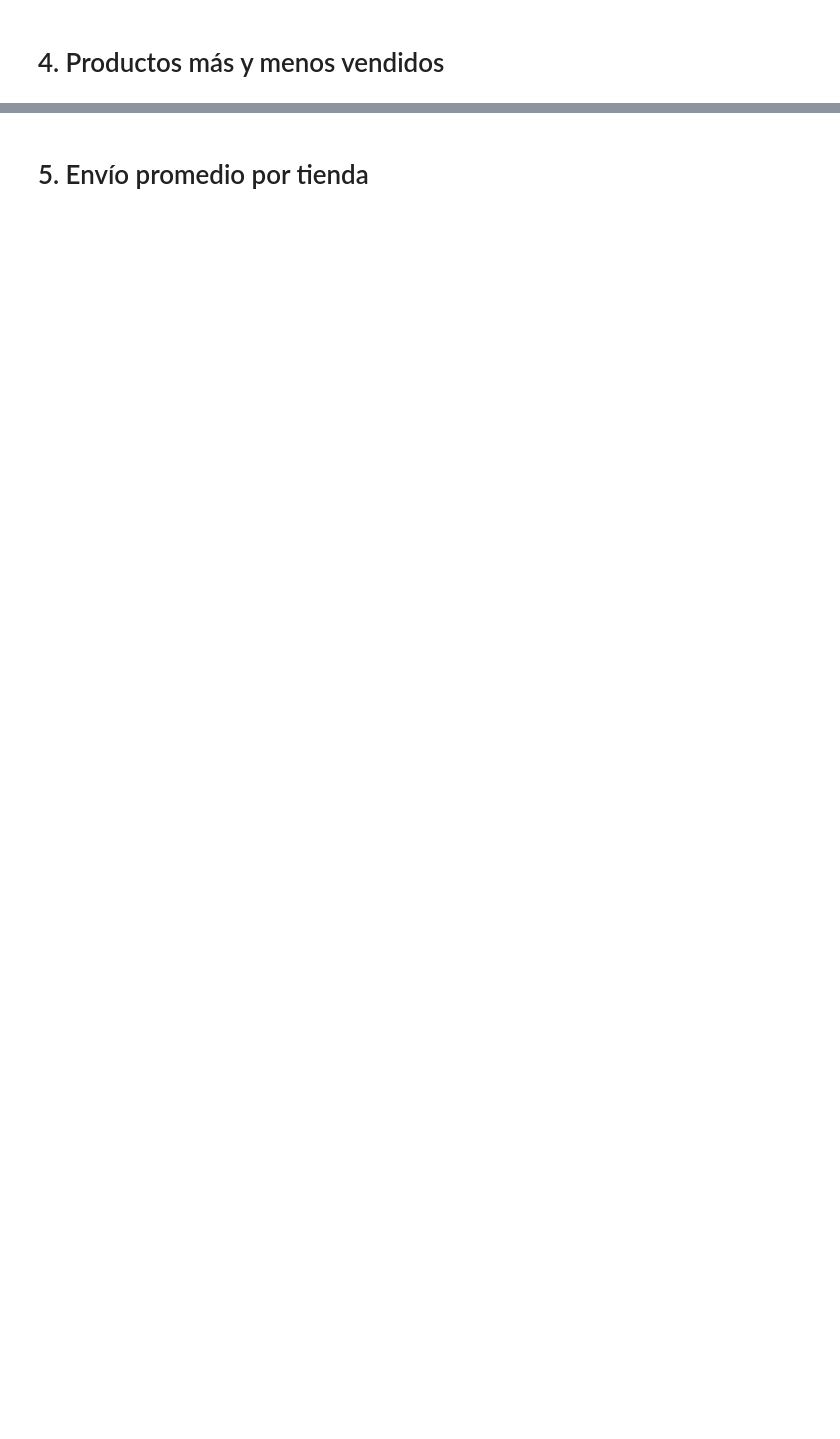
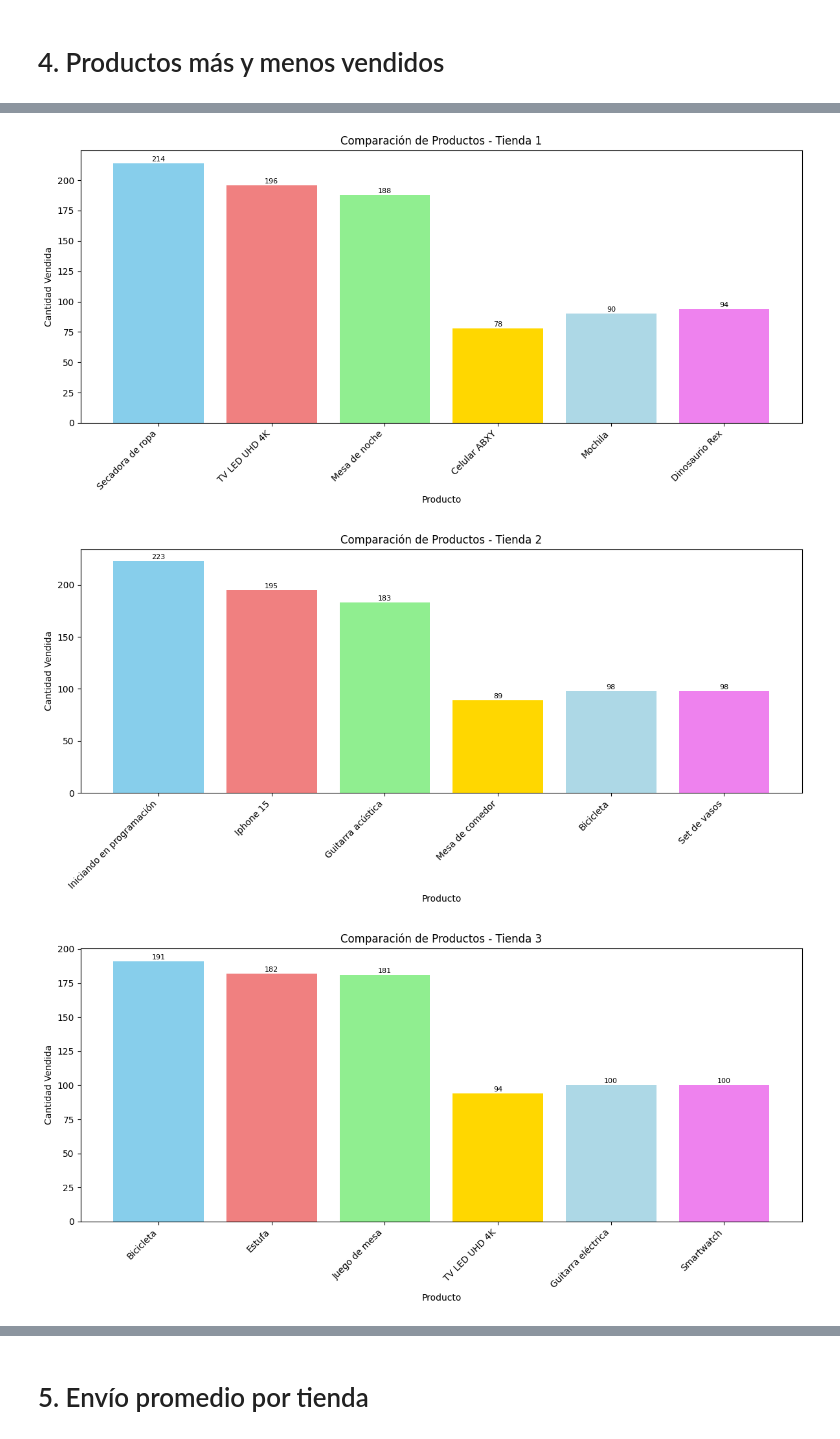
Before and after one commit to SarahiCarrizoT98/challenge1-data-science-latam, a Jupyter notebook: AluraStoreLatam.ipynb, the cells around one changed output, grey strips where cells are left out. Saved outputs shown, nothing was run; the diff lists cells and outputs as text; code cells hidden in the pictures; blank space fills up the shorter version.

```diff
--- a/AluraStoreLatam.ipynb
+++ b/AluraStoreLatam.ipynb
@@ -381,0 +209,20 @@ ANÁLISIS DE TIENDA 1
+# %%
+class ProductosVendidos(BaseAnalisisTiendasAluraLATAM):
+    def __init__(self):
+        super().__init__()
+
+    def productos_vendidos(self, id_tienda):
+        df = self.get_datos_tienda(id_tienda)
+        ventas_producto = df.groupby('Producto') \
+                            ['Cantidad de cuotas'].sum()
+        return ventas_producto
+
+obj_prods_vendidos = ProductosVendidos()
+
+for i in range(1, obj_prods_vendidos.get_total_tiendas() + 1):
+    mas_vendido = obj_prods_vendidos.productos_vendidos(i).idxmax()
+    menos_vendido = obj_prods_vendidos.productos_vendidos(i).idxmin()
+
+    print(f"Tienda {i}:")
+    print(f"  Producto más vendido: {mas_vendido}")
+    print(f"  Producto menos vendido: {menos_vendido}")
@@ -381,0 +242,41 @@ ANÁLISIS DE TIENDA 1
+# %%
+import matplotlib.pyplot as plt
+import numpy as np
+
+class ProductosMasMenosVendidos(ProductosVendidos):
+    def __init__(self):
+        super().__init__()
+
+    def top_productos(self, id_tienda, top_n=3):
+        ventas_producto = self.productos_vendidos(id_tienda)
+        top_productos = ventas_producto.nlargest(top_n)
+        bottom_productos = ventas_producto.nsmallest(top_n)
+        return top_productos, bottom_productos
+
+obj_top_bottom = ProductosMasMenosVendidos()
+
+for i in range(1, obj_top_bottom.get_total_tiendas() + 1):
+    top_productos, bottom_productos = obj_top_bottom.top_productos(i)
+
+    productos = np.concatenate([top_productos.index, bottom_productos.index])
+    ventas = np.concatenate([top_productos.values, bottom_productos.values])
+
+    colores = ['skyblue', 'lightcoral', 'lightgreen', 'gold', 'lightblue', 'violet']
+    colores = colores[:len(productos)]
+
+    plt.figure(figsize=(12, 6))
+    plt.bar(productos, ventas, color=colores)
+    plt.xlabel("Producto")
+    plt.ylabel("Cantidad Vendida")
+    plt.title(f"Comparación de Productos - Tienda {i}")
+    plt.xticks(rotation=45, ha='right')  # Rotar etiquetas del eje x
+    plt.tight_layout() # Ajustar espaciado
+
+    for j, v in enumerate(ventas):
+        plt.text(j, v + 0.5, str(int(v)), ha='center', va='bottom', fontsize=8)
+
+    plt.show()
+# %% [output]
+[figure, added]
+[figure, added]
+[figure, added]
```
Also changed, not shown: parts of 48 cells of this notebook.
